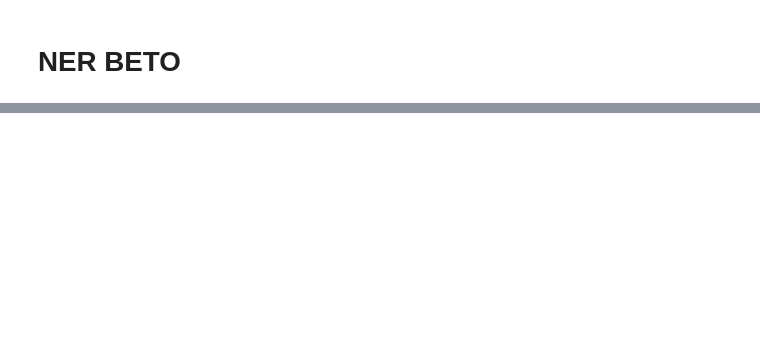
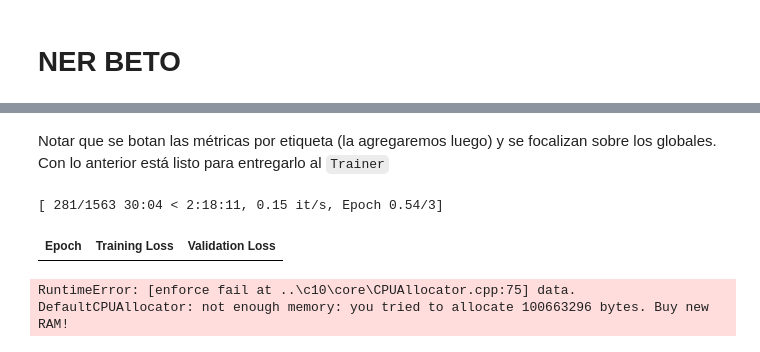
Before and after one commit to naerolf/ner_tests, a Jupyter notebook: notebooks/00_data_load.ipynb, the cells around one changed output, grey strips where cells are left out. Saved outputs shown, nothing was run; the diff lists cells and outputs as text; code cells hidden in the pictures; blank space fills up the shorter version.

````diff
--- a/notebooks/00_data_load.ipynb
+++ b/notebooks/00_data_load.ipynb
@@ -240,0 +345,2 @@ ValueError: Expected input batch_size (16) to match target batch_size (1440).
+# %%
+metric = load_metric("seqeval")
@@ -240,0 +349,3 @@ ValueError: Expected input batch_size (16) to match target batch_size (1440).
+# %%
+labels = [label_list[i] for i in example[f"{task}_tags"]]
+metric.compute(predictions=[labels], references=[labels])
@@ -240,0 +368,42 @@ ValueError: Expected input batch_size (16) to match target batch_size (1440).
+# %%
+import numpy as np
+
+def compute_metrics(p):
+    predictions, labels = p
+    predictions = np.argmax(predictions, axis=2)
+
+    # Remove ignored index (special tokens)
+    true_predictions = [
+        [label_list[p] for (p, l) in zip(prediction, label) if l != -100]
+        for prediction, label in zip(predictions, labels)
+    ]
+    true_labels = [
+        [label_list[l] for (p, l) in zip(prediction, label) if l != -100]
+        for prediction, label in zip(predictions, labels)
+    ]
+
+    results = metric.compute(predictions=true_predictions, references=true_labels)
+    return {
+        "precision": results["overall_precision"],
+        "recall": results["overall_recall"],
+        "f1": results["overall_f1"],
+        "accuracy": results["overall_accuracy"],
+    }
+# %% [markdown]
+Notar que se botan las métricas por etiqueta (la agregaremos luego) y se focalizan sobre los globales. Con lo anterior está listo para entregarlo al ```Trainer```
+# %%
+trainer = Trainer(
+    model,
+    args,
+    train_dataset=tokenized_datasets["train"],
+    eval_dataset=tokenized_datasets["validation"],
+    data_collator=data_collator,
+    tokenizer=tokenizer,
+    compute_metrics=compute_metrics
+)
+# %%
+trainer.train()
+# %% [output]
+[ 281/1563 30:04 < 2:18:11, 0.15 it/s, Epoch 0.54/3]
+| Epoch | Training Loss | Validation Loss |
+RuntimeError: [enforce fail at ..\c10\core\CPUAllocator.cpp:75] data. DefaultCPUAllocator: not enough memory: you tried to allocate 100663296 bytes. Buy new RAM!
````
Also changed, not shown: parts of 86 cells of this notebook, 1 other file.
